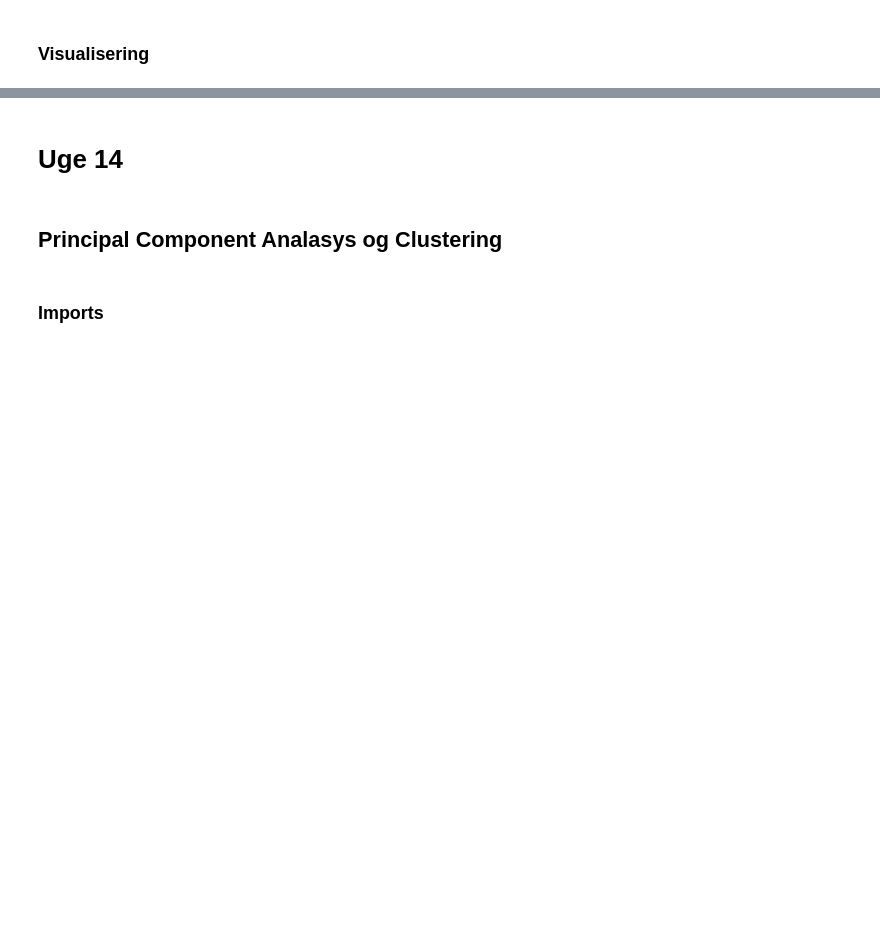
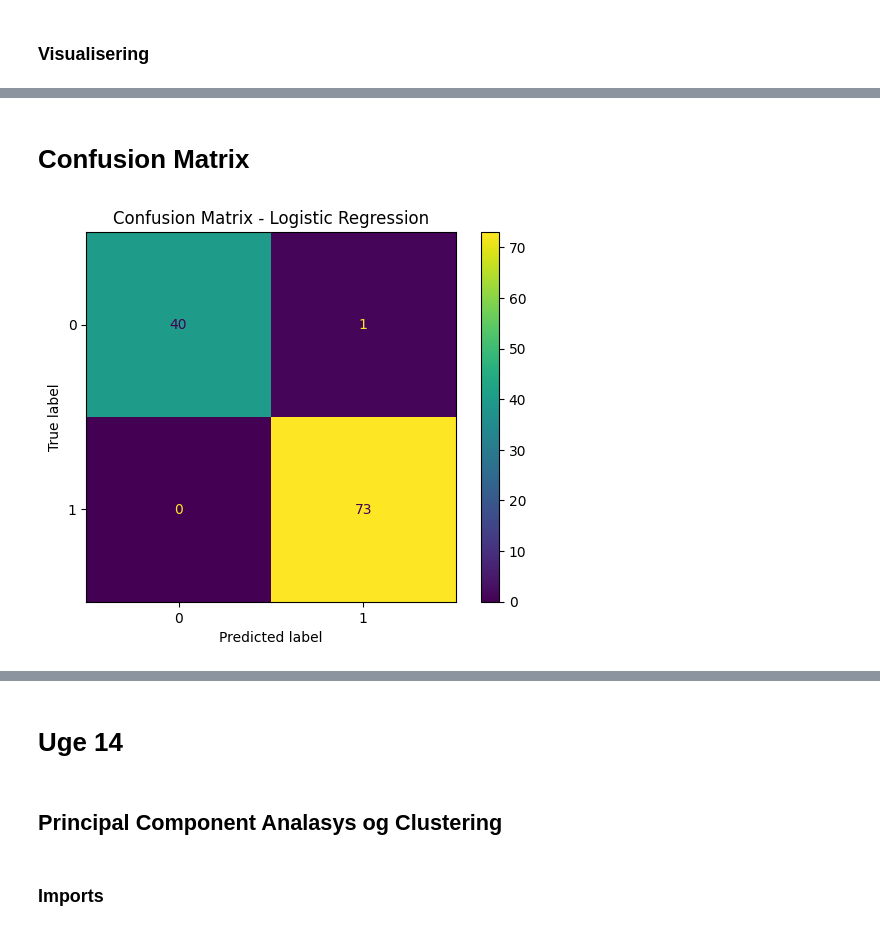
Before and after one commit to casperpersson/petfinder-pawpularity, a Jupyter notebook: Eksamen Projekt/Eksamen.ipynb, the cells around one changed output, grey strips where cells are left out. Saved outputs shown, nothing was run; the diff lists cells and outputs as text; code cells hidden in the pictures; blank space fills up the shorter version.

```diff
--- a/Eksamen Projekt/Eksamen.ipynb
+++ b/Eksamen Projekt/Eksamen.ipynb
@@ -166,0 +169,34 @@ plt.show()
+# %%
+from sklearn.datasets import load_breast_cancer
+from sklearn.model_selection import train_test_split
+from sklearn.preprocessing import StandardScaler
+from sklearn.linear_model import LogisticRegression
+from sklearn.metrics import accuracy_score, classification_report
+
+# 1. Load breast cancer dataset
+data = load_breast_cancer()
+X = data.data
+y = data.target
+
+# 2. Split data
+X_train, X_test, y_train, y_test = train_test_split(
+    X, y, test_size=0.20, random_state=123
+)
+
+# 3. Skalér features
+scaler = StandardScaler()
+X_train_scaled = scaler.fit_transform(X_train)
+X_test_scaled = scaler.transform(X_test)
+
+# 4. Træn logistic regression model
+model = LogisticRegression(max_iter=500)
+model.fit(X_train_scaled, y_train)
+
+# 5. Forudsig og evaluer
+y_pred = model.predict(X_test_scaled)
+accuracy = accuracy_score(y_test, y_pred)
+report = classification_report(y_test, y_pred)
+
+print(f"Accuracy: {accuracy:.2f}")
+print("Classification Report:")
+print(report)
@@ -166,0 +214,15 @@ plt.show()
+# %% [markdown]
+# Confusion Matrix
+# %%
+from sklearn.metrics import confusion_matrix, ConfusionMatrixDisplay
+
+# Beregn confusion matrix
+cm = confusion_matrix(y_test, y_pred)
+
+# Vis confusion matrix som plot
+disp = ConfusionMatrixDisplay(confusion_matrix=cm)
+disp.plot()
+plt.title("Confusion Matrix - Logistic Regression")
+plt.show()
+# %% [output]
+[figure, added]
```
Also changed, not shown: parts of 35 cells of this notebook.
